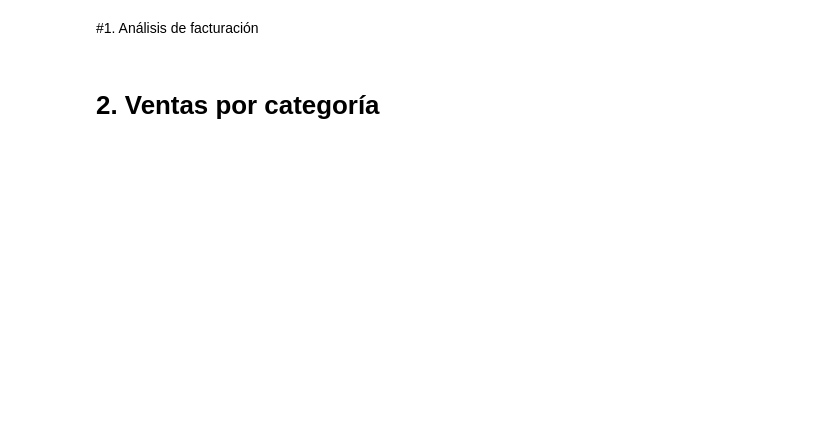
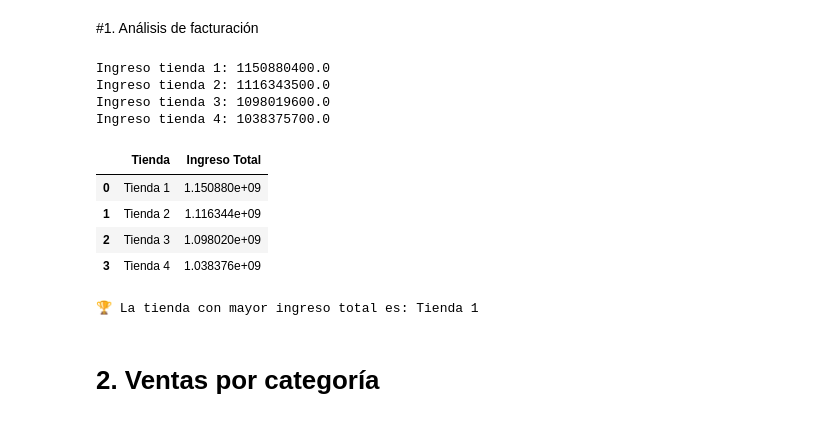
Before and after one commit to MarcoPalavicino/Challenge_DS_1, a Jupyter notebook: AluraStoreLatam.ipynb, the cells around one changed output. Drawn from its saved outputs; the diff is of its cells as text; code cells hidden in the pictures; blank space fills up the shorter version.

```diff
--- a/AluraStoreLatam.ipynb
+++ b/AluraStoreLatam.ipynb
@@ -25,5 +25,53 @@ tienda.head()
 | 4 | Silla de oficina | Muebles | 335200.0 | 20200.0 | 07/11/2020 | Maria Alfonso | Medellín | ... |
 # %% [markdown]
 #1. Análisis de facturación
+# %%
+# Cálculo del ingreso total por tienda
+ingreso_tienda1 = tienda['Precio'].sum()
+ingreso_tienda2 = tienda2['Precio'].sum()
+ingreso_tienda3 = tienda3['Precio'].sum()
+ingreso_tienda4 = tienda4['Precio'].sum()
+
+print("Ingreso tienda 1:", ingreso_tienda1)
+print("Ingreso tienda 2:", ingreso_tienda2)
+print("Ingreso tienda 3:", ingreso_tienda3)
+print("Ingreso tienda 4:", ingreso_tienda4)
+# %% [output]
+Ingreso tienda 1: 1150880400.0
+Ingreso tienda 2: 1116343500.0
+Ingreso tienda 3: 1098019600.0
+Ingreso tienda 4: 1038375700.0
+# %%
+
+#  Análisis de facturación: ingreso total por tienda
+
+
+# Se puede crear un DataFrame resumen
+# Nota: recordar que los listados parten desde 0 en Python.
+# Si quisiéramos, podríamos ajustar el formato de salida para evitar notación científica
+# usando: pd.options.display.float_format = '{:,.0f}'.format
+
+# Crear un DataFrame con los ingresos totales de cada tienda
+ingresos = pd.DataFrame({
+    'Tienda': ['Tienda 1', 'Tienda 2', 'Tienda 3', 'Tienda 4'],
+    'Ingreso Total': [ingreso_tienda1, ingreso_tienda2, ingreso_tienda3, ingreso_tienda4]
+})
+
+# Ordenar las tiendas por mayor ingreso total
+ingresos = ingresos.sort_values(by='Ingreso Total', ascending=False)
+
+# Mostrar la tabla ordenada
+display(ingresos)
+
+# Mostrar la tienda con mayor ingreso total
+tienda_top = ingresos.iloc[0]['Tienda']
+print(f"\n🏆 La tienda con mayor ingreso total es: {tienda_top}")
+# %% [output]
+|  | Tienda | Ingreso Total |
+| 0 | Tienda 1 | 1.150880e+09 |
+| 1 | Tienda 2 | 1.116344e+09 |
+| 2 | Tienda 3 | 1.098020e+09 |
+| 3 | Tienda 4 | 1.038376e+09 |
+🏆 La tienda con mayor ingreso total es: Tienda 1
 # %% [markdown]
 # 2. Ventas por categoría
```
Also changed, not shown: parts of 1 cell of this notebook.
